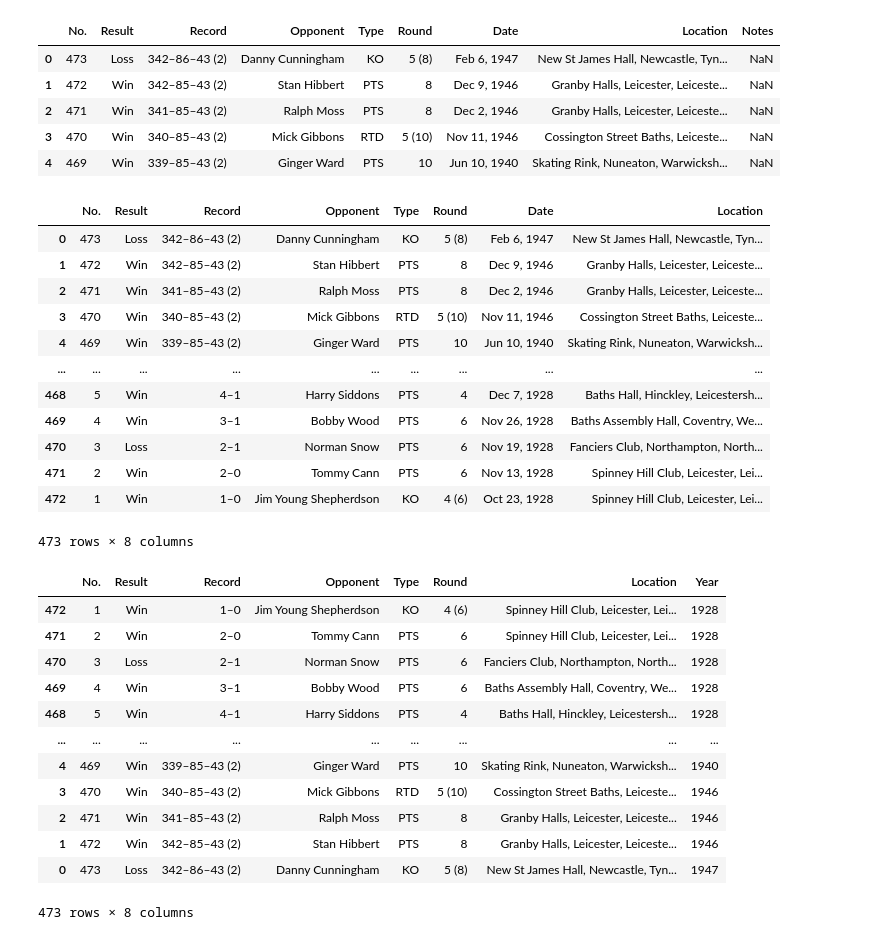
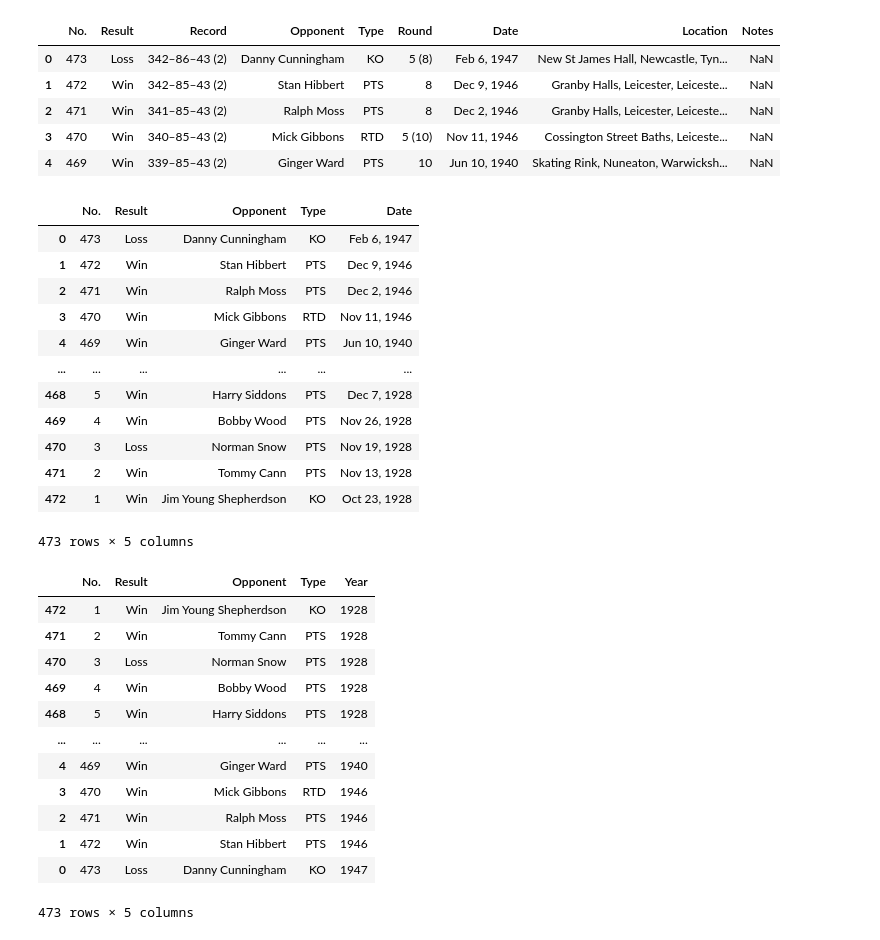
Before and after one commit to timothylc/WickwarBoxing, a Jupyter notebook: Wickwar_Boxing.ipynb, the cells around one changed output. Drawn from its saved outputs; the diff is of its cells as text; code cells hidden in the pictures.

```diff
--- a/Wickwar_Boxing.ipynb
+++ b/Wickwar_Boxing.ipynb
@@ -31,23 +34,23 @@ fight_record = pd.DataFrame(fight_record[0])
 | 3 | 470 | Win | 340–85–43 (2) | Mick Gibbons | RTD | 5 (10) | Nov 11, 1946 | Cossington Street Baths, Leiceste... | NaN |
 | 4 | 469 | Win | 339–85–43 (2) | Ginger Ward | PTS | 10 | Jun 10, 1940 | Skating Rink, Nuneaton, Warwicksh... | NaN |
 # %%
-# Drop Notes column as it is not necessary
-fight_record = fight_record.drop(columns = 'Notes')
+# Drop Notes, Round, and Location columns as it is not necessary
+fight_record = fight_record.drop(columns = ['Notes', 'Round', 'Location', 'Record'])
 fight_record
 # %% [output]
-|  | No. | Result | Record | Opponent | Type | Round | Date | Location |
-| 0 | 473 | Loss | 342–86–43 (2) | Danny Cunningham | KO | 5 (8) | Feb 6, 1947 | New St James Hall, Newcastle, Tyn... |
-| 1 | 472 | Win | 342–85–43 (2) | Stan Hibbert | PTS | 8 | Dec 9, 1946 | Granby Halls, Leicester, Leiceste... |
-| 2 | 471 | Win | 341–85–43 (2) | Ralph Moss | PTS | 8 | Dec 2, 1946 | Granby Halls, Leicester, Leiceste... |
-| 3 | 470 | Win | 340–85–43 (2) | Mick Gibbons | RTD | 5 (10) | Nov 11, 1946 | Cossington Street Baths, Leiceste... |
-| 4 | 469 | Win | 339–85–43 (2) | Ginger Ward | PTS | 10 | Jun 10, 1940 | Skating Rink, Nuneaton, Warwicksh... |
-| ... | ... | ... | ... | ... | ... | ... | ... | ... |
-| 468 | 5 | Win | 4–1 | Harry Siddons | PTS | 4 | Dec 7, 1928 | Baths Hall, Hinckley, Leicestersh... |
-| 469 | 4 | Win | 3–1 | Bobby Wood | PTS | 6 | Nov 26, 1928 | Baths Assembly Hall, Coventry, We... |
-| 470 | 3 | Loss | 2–1 | Norman Snow | PTS | 6 | Nov 19, 1928 | Fanciers Club, Northampton, North... |
-| 471 | 2 | Win | 2–0 | Tommy Cann | PTS | 6 | Nov 13, 1928 | Spinney Hill Club, Leicester, Lei... |
-| 472 | 1 | Win | 1–0 | Jim Young Shepherdson | KO | 4 (6) | Oct 23, 1928 | Spinney Hill Club, Leicester, Lei... |
+|  | No. | Result | Opponent | Type | Date |
+| 0 | 473 | Loss | Danny Cunningham | KO | Feb 6, 1947 |
+| 1 | 472 | Win | Stan Hibbert | PTS | Dec 9, 1946 |
+| 2 | 471 | Win | Ralph Moss | PTS | Dec 2, 1946 |
+| 3 | 470 | Win | Mick Gibbons | RTD | Nov 11, 1946 |
+| 4 | 469 | Win | Ginger Ward | PTS | Jun 10, 1940 |
+| ... | ... | ... | ... | ... | ... |
+| 468 | 5 | Win | Harry Siddons | PTS | Dec 7, 1928 |
+| 469 | 4 | Win | Bobby Wood | PTS | Nov 26, 1928 |
+| 470 | 3 | Loss | Norman Snow | PTS | Nov 19, 1928 |
+| 471 | 2 | Win | Tommy Cann | PTS | Nov 13, 1928 |
+| 472 | 1 | Win | Jim Young Shepherdson | KO | Oct 23, 1928 |
-473 rows × 8 columns
+473 rows × 5 columns
 # %%
 # creates a list that contain the year that the fight happened
 year = []
@@ -68,19 +71,19 @@ fight_record = fight_record.drop(columns = 'Date')
 fight_record = fight_record.sort_values(by=['No.'])
 fight_record
 # %% [output]
-|  | No. | Result | Record | Opponent | Type | Round | Location | Year |
-| 472 | 1 | Win | 1–0 | Jim Young Shepherdson | KO | 4 (6) | Spinney Hill Club, Leicester, Lei... | 1928 |
-| 471 | 2 | Win | 2–0 | Tommy Cann | PTS | 6 | Spinney Hill Club, Leicester, Lei... | 1928 |
-| 470 | 3 | Loss | 2–1 | Norman Snow | PTS | 6 | Fanciers Club, Northampton, North... | 1928 |
-| 469 | 4 | Win | 3–1 | Bobby Wood | PTS | 6 | Baths Assembly Hall, Coventry, We... | 1928 |
-| 468 | 5 | Win | 4–1 | Harry Siddons | PTS | 4 | Baths Hall, Hinckley, Leicestersh... | 1928 |
-| ... | ... | ... | ... | ... | ... | ... | ... | ... |
-| 4 | 469 | Win | 339–85–43 (2) | Ginger Ward | PTS | 10 | Skating Rink, Nuneaton, Warwicksh... | 1940 |
-| 3 | 470 | Win | 340–85–43 (2) | Mick Gibbons | RTD | 5 (10) | Cossington Street Baths, Leiceste... | 1946 |
-| 2 | 471 | Win | 341–85–43 (2) | Ralph Moss | PTS | 8 | Granby Halls, Leicester, Leiceste... | 1946 |
-| 1 | 472 | Win | 342–85–43 (2) | Stan Hibbert | PTS | 8 | Granby Halls, Leicester, Leiceste... | 1946 |
-| 0 | 473 | Loss | 342–86–43 (2) | Danny Cunningham | KO | 5 (8) | New St James Hall, Newcastle, Tyn... | 1947 |
+|  | No. | Result | Opponent | Type | Year |
+| 472 | 1 | Win | Jim Young Shepherdson | KO | 1928 |
+| 471 | 2 | Win | Tommy Cann | PTS | 1928 |
+| 470 | 3 | Loss | Norman Snow | PTS | 1928 |
+| 469 | 4 | Win | Bobby Wood | PTS | 1928 |
+| 468 | 5 | Win | Harry Siddons | PTS | 1928 |
+| ... | ... | ... | ... | ... | ... |
+| 4 | 469 | Win | Ginger Ward | PTS | 1940 |
+| 3 | 470 | Win | Mick Gibbons | RTD | 1946 |
+| 2 | 471 | Win | Ralph Moss | PTS | 1946 |
+| 1 | 472 | Win | Stan Hibbert | PTS | 1946 |
+| 0 | 473 | Loss | Danny Cunningham | KO | 1947 |
-473 rows × 8 columns
+473 rows × 5 columns
 # %%
 # One-hot encodes the Result column in fight_record, saves to new dataframe fight_df
 fight_df = pd.get_dummies(fight_record,columns=['Result'])
```
Also changed, not shown: parts of 3 cells of this notebook.
